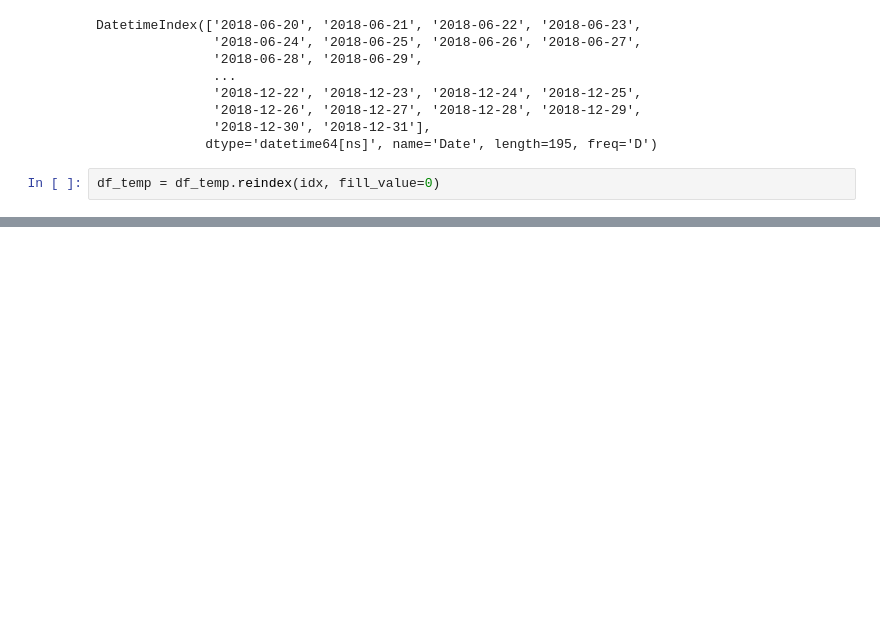
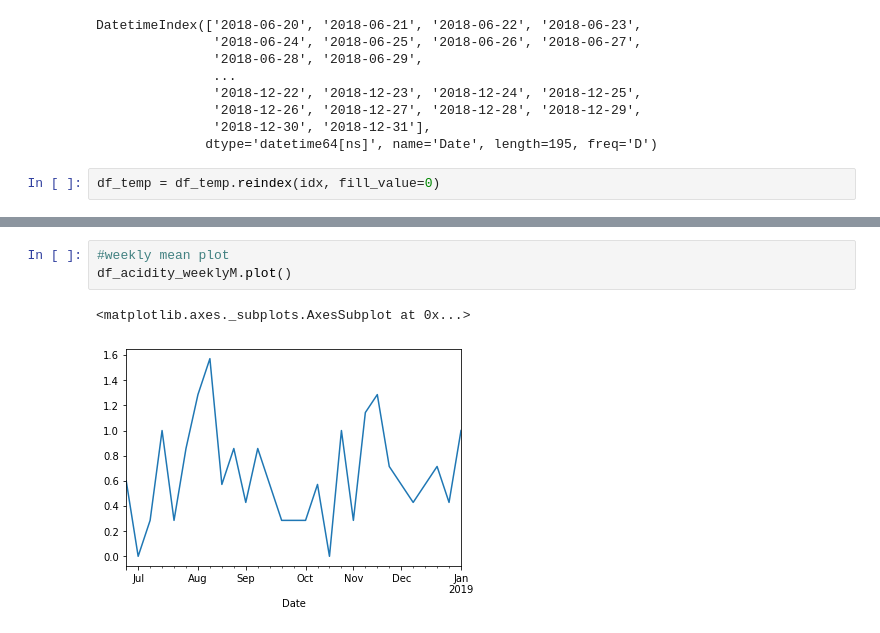
Before and after one commit to manjitborah2710/HealthCenterForecasting, a Jupyter notebook: individual disease data/Acidity.ipynb, the cells around one changed output, grey strips where cells are left out. Drawn from its saved outputs; the diff is of its cells as text; blank space fills up the shorter version.

```diff
--- a/individual disease data/Acidity.ipynb
+++ b/individual disease data/Acidity.ipynb
@@ -76,0 +81,6 @@ df_acidity
+# %%
+#weekly mean plot
+df_acidity_weeklyM.plot()
+# %% [output]
+<matplotlib.axes._subplots.AxesSubplot at 0x...>
+[figure, added]
```
Also changed, not shown: parts of 4 cells of this notebook.
